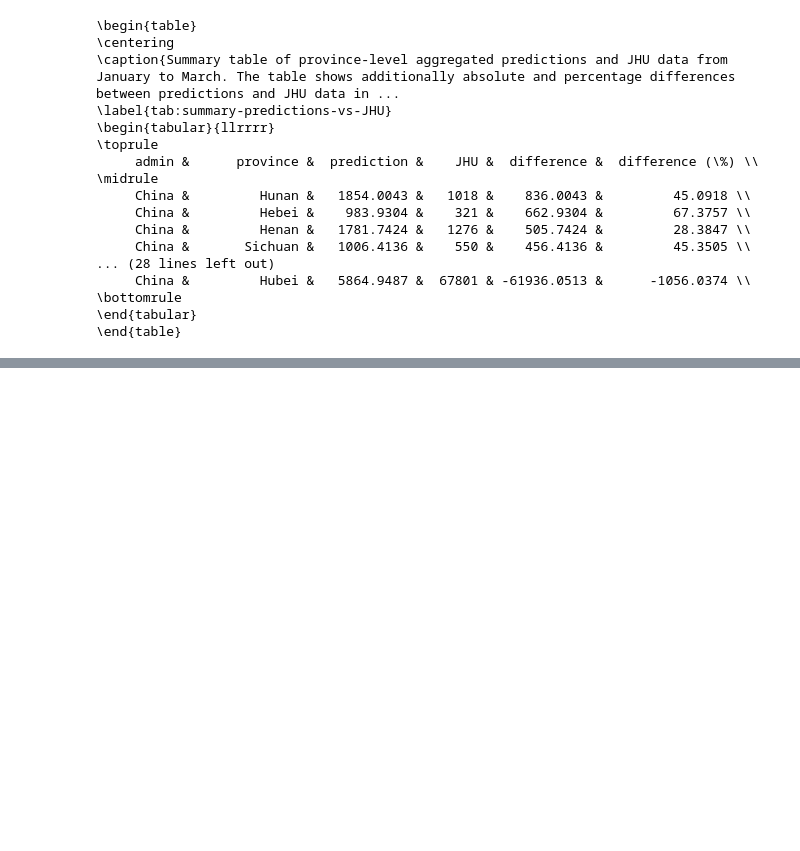
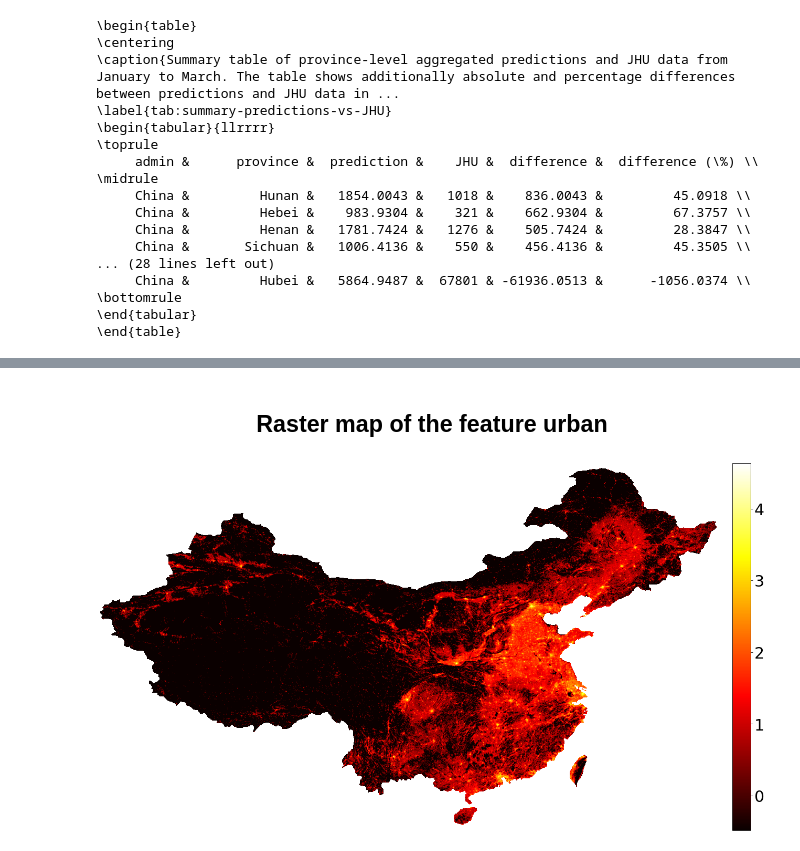
Before and after one commit to dsvanidze/replicability, a Jupyter notebook: jupyter-notebooks/fine-scale-predictions/generate-fine-scale-features.ipynb, the cells around one changed output, grey strips where cells are left out. Saved outputs shown, nothing was run; the diff lists cells and outputs as text; code cells hidden in the pictures; blank space fills up the shorter version.

```diff
--- a/jupyter-notebooks/fine-scale-predictions/generate-fine-scale-features.ipynb
+++ b/jupyter-notebooks/fine-scale-predictions/generate-fine-scale-features.ipynb
@@ -509,0 +568,5 @@ plot_shapefile_map(data=predicted_with_JHU,
+# %%
+plot_raster_feature(flattened_feature_data=featureData["urban"], name="urban", save=True)
+# %% [output]
+## <center>Raster map of the feature urban</center>
+[figure, added]
```
Also changed, not shown: parts of 16 cells of this notebook, 8 other files.
